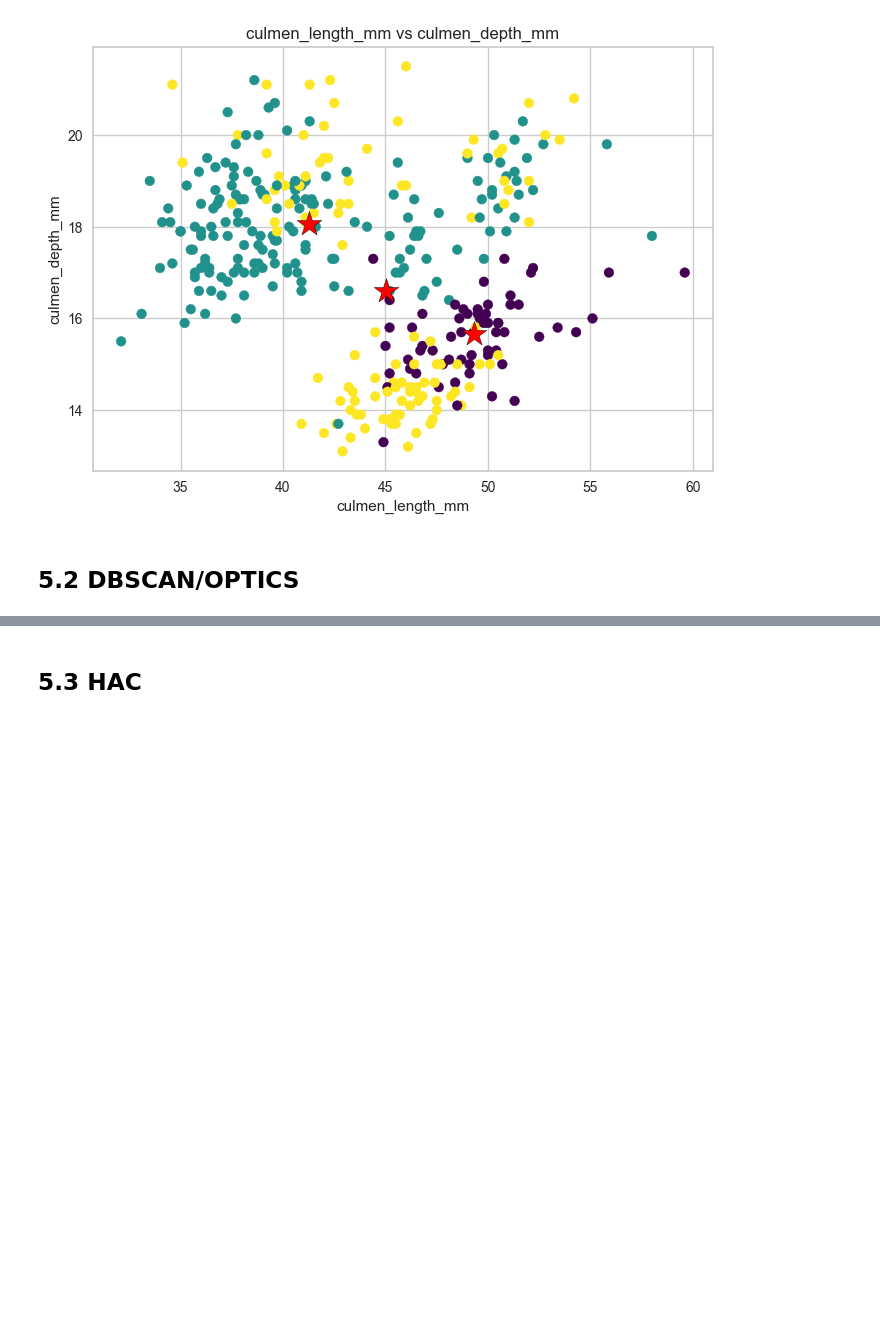
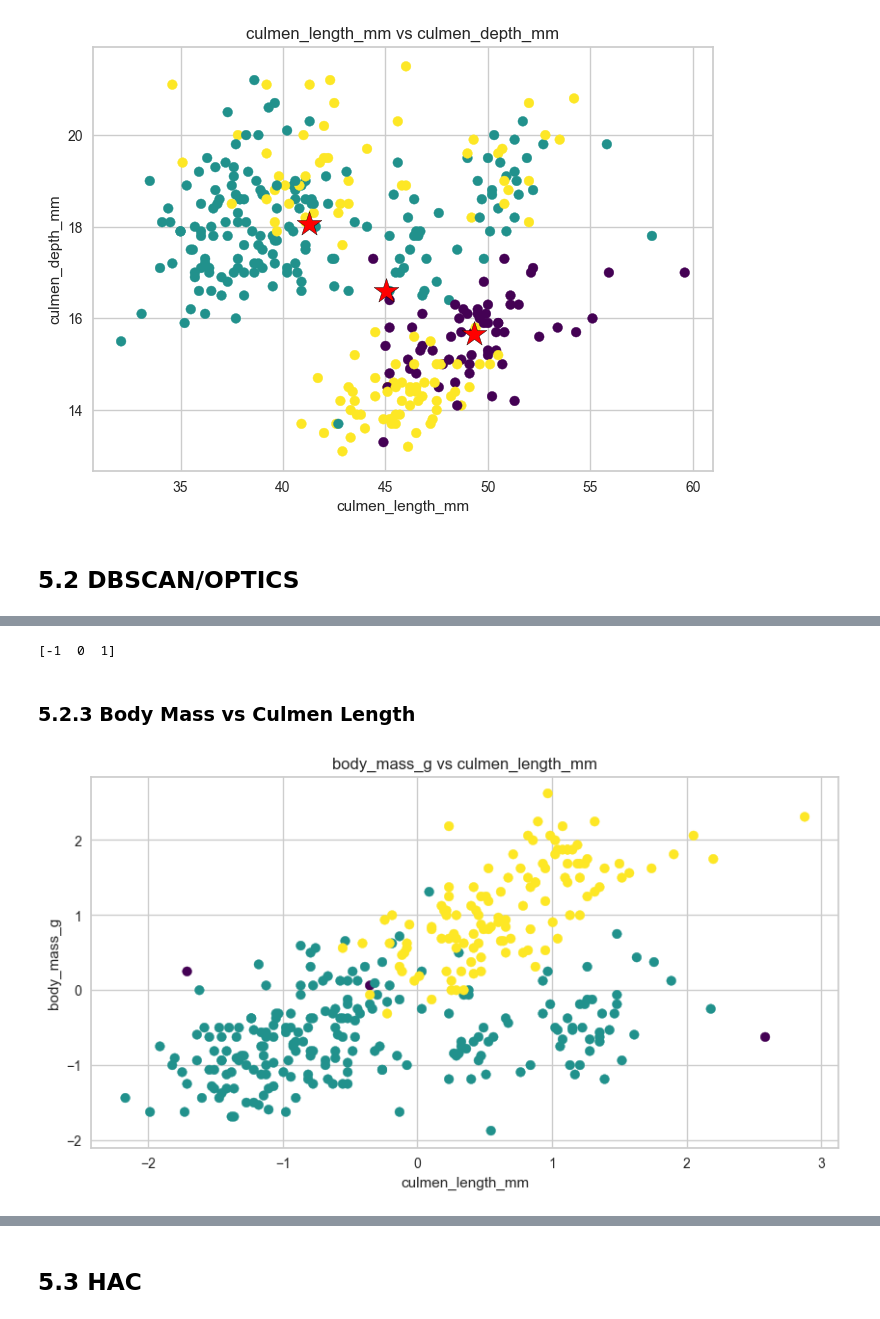
Before and after one commit to kmaneesh23/MMS, a Jupyter notebook: Phase 2/draft.ipynb, the cells around one changed output, grey strips where cells are left out. Cells and saved outputs as stored; diff of their text form; code cells hidden in the pictures; blank space fills up the shorter version.

Commit message:
17.10.24, dbscan_v1.0

```diff
--- a/Phase 2/draft.ipynb
+++ b/Phase 2/draft.ipynb
@@ -261,0 +264,5 @@ plt.show()
+# %%
+scaler = StandardScaler()
+penguins_sc = scaler.fit_transform(penguins_df)
+penguins_sc = pd.DataFrame(penguins_sc, columns=penguins_df.columns)
+penguins_sc.head()
@@ -261,0 +287,22 @@ plt.show()
+# %%
+dbscan = DBSCAN(eps=1, min_samples=10, metric='euclidean', metric_params=None, algorithm='auto', leaf_size=30, p=None, n_jobs=3)
+dbscan_clusters = dbscan.fit_predict(penguins_sc)
+print(np.unique(dbscan_clusters))
+# %% [output]
+[-1  0  1]
+# %%
+labels = dbscan.labels_
+n_clusters = len(set(labels)) - (1 if -1 in labels else 0)
+# %% [markdown]
+### 5.2.3 Body Mass vs Culmen Length
+# %%
+plt.figure(figsize=(10, 5))
+
+plt.scatter(penguins_sc.culmen_length_mm, penguins_sc.body_mass_g, c=labels, cmap='viridis')
+
+plt.title('body_mass_g vs culmen_length_mm')
+plt.xlabel('culmen_length_mm')
+plt.ylabel('body_mass_g')
+plt.show()
+# %% [output]
+[figure, added]
```
Also changed, not shown: parts of 11 cells of this notebook.
